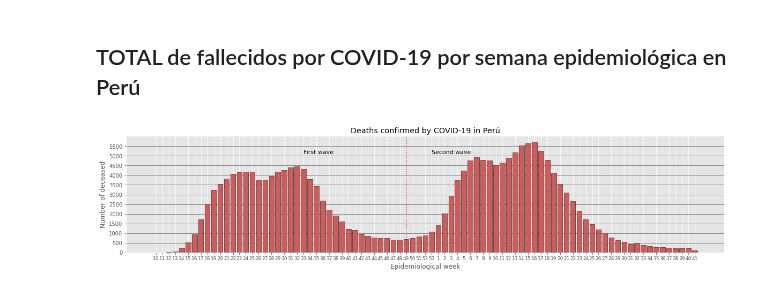
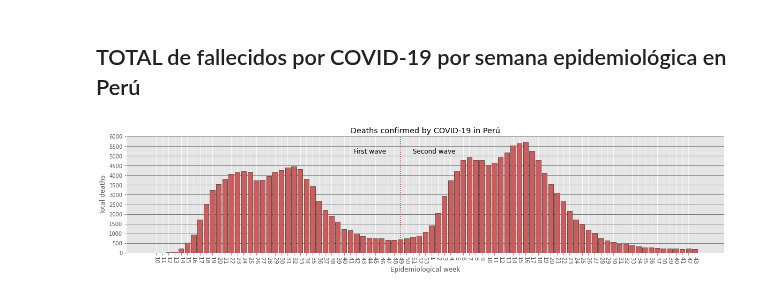
Before and after one commit to xxotto/covid19-Peru, a Jupyter notebook: 3_graphs.ipynb, the cells around one changed output. Cells and saved outputs as stored; diff of their text form; code cells hidden in the pictures.

```diff
--- a/3_graphs.ipynb
+++ b/3_graphs.ipynb
@@ -56,31 +56,31 @@ Total deceased in Perú departments:
 # %%
 # Barplot of TOTAL DECEASED
 def barplot_dec(df):
 
     # Create a figure
     plt.figure(figsize=(20, 4))
 
     # Using the style for the plot
     plt.style.use('ggplot')
 
     y_position = np.arange(len(df["epi_week"]))
     plt.bar(y_position, df["deceased"], color="indianred", edgecolor="black")  # Create bars
-    plt.xticks(y_position, df["epi_week"])  # Create names on the x-axis
-    plt.yticks(np.arange(0, 6000, 500))  # Range on y axis
+    plt.xticks(y_position, df["epi_week"], rotation = -90)  # Create names on the x-axis
+    plt.yticks(np.arange(0, 6500, 500))  # Range on y axis
     plt.title("Deaths confirmed by COVID-19 in Perú")
     plt.xlabel("Epidemiological week")
-    plt.ylabel("Number of deceased")
-    plt.tick_params(axis="x", labelsize=9)
-    plt.axvline(x=39, color="brown", linestyle="dotted", linewidth=1.5)  # In week 49 start the new wave (01/12/2020)
-    plt.text(23, 5100, r"First wave", fontsize=11)
-    plt.text(43, 5100, r"Second wave", fontsize=11)
+    plt.ylabel("Total deaths")
+    plt.tick_params(axis="x", labelsize=11)
+    plt.axvline(x=39, color="brown", linestyle=":", linewidth=1.5)  # In week 49 start the new wave (01/12/2020)
+    plt.text(31.5, 5125, r"First wave", fontsize=12)
+    plt.text(41, 5125, r"Second wave", fontsize=12)
     plt.grid(True, axis="y", color="grey", linewidth="1", linestyle="-")  # Configure grid
     plt.rcParams["axes.axisbelow"] = True
     plt.show()
 
 barplot_dec(epi_df)
 # %% [output]
-[figure, old version]
+[figure, new version]
 # %%
 # Barplot of TOTAL VACCINATED
 def barplot_vac(df):
```
Also changed, not shown: parts of 4 cells of this notebook, 8 other files.
